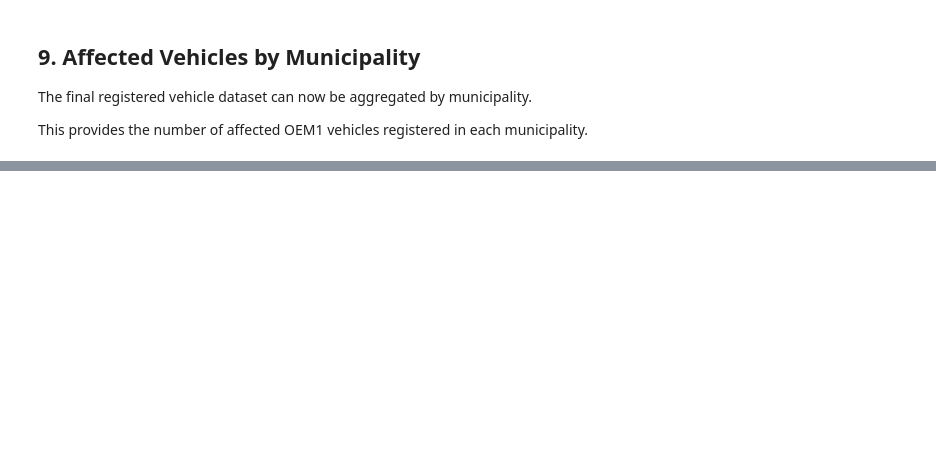
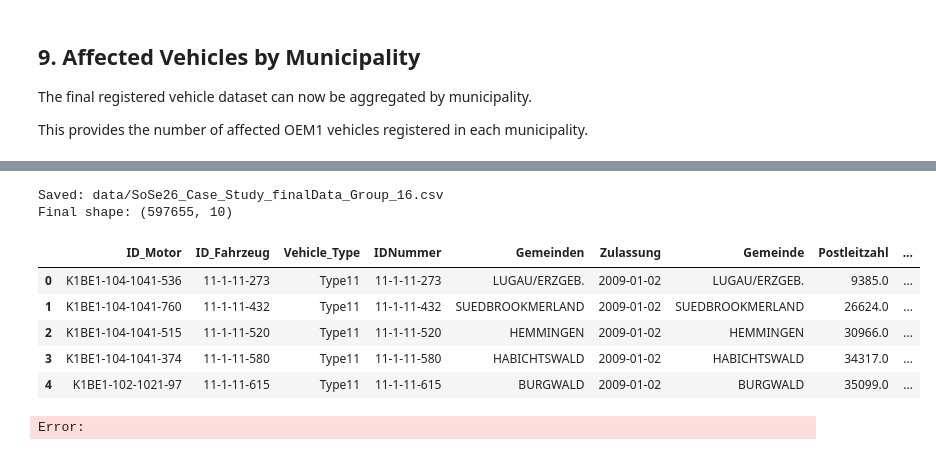
Before and after one commit to mekundur/oem1_emissions_audit-, a Jupyter notebook: SoSe26_Case_Study_Group_16.ipynb, the cells around one changed output, grey strips where cells are left out. Saved outputs shown, nothing was run; the diff lists cells and outputs as text; code cells hidden in the pictures; blank space fills up the shorter version.

```diff
--- a/SoSe26_Case_Study_Group_16.ipynb
+++ b/SoSe26_Case_Study_Group_16.ipynb
@@ -557,0 +683,17 @@ Number of municipalities: 5627
+# %%
+output_path = "data/SoSe26_Case_Study_finalData_Group_16.csv"
+
+final_dataset.to_csv(output_path, index=False)
+print("Saved:", output_path)
+print("Final shape:", final_dataset.shape)
+display(final_dataset.head())
+# %% [output]
+Saved: data/SoSe26_Case_Study_finalData_Group_16.csv
+Final shape: (597655, 10)
+|  | ID_Motor | ID_Fahrzeug | Vehicle_Type | IDNummer | Gemeinden | Zulassung | Gemeinde | Postleitzahl | ... |
+| 0 | K1BE1-104-1041-536 | 11-1-11-273 | Type11 | 11-1-11-273 | LUGAU/ERZGEB. | 2009-01-02 | LUGAU/ERZGEB. | 9385.0 | ... |
+| 1 | K1BE1-104-1041-760 | 11-1-11-432 | Type11 | 11-1-11-432 | SUEDBROOKMERLAND | 2009-01-02 | SUEDBROOKMERLAND | 26624.0 | ... |
+| 2 | K1BE1-104-1041-515 | 11-1-11-520 | Type11 | 11-1-11-520 | HEMMINGEN | 2009-01-02 | HEMMINGEN | 30966.0 | ... |
+| 3 | K1BE1-104-1041-374 | 11-1-11-580 | Type11 | 11-1-11-580 | HABICHTSWALD | 2009-01-02 | HABICHTSWALD | 34317.0 | ... |
+| 4 | K1BE1-102-1021-97 | 11-1-11-615 | Type11 | 11-1-11-615 | BURGWALD | 2009-01-02 | BURGWALD | 35099.0 | ... |
+Error:
```
Also changed, not shown: parts of 26 cells of this notebook.
